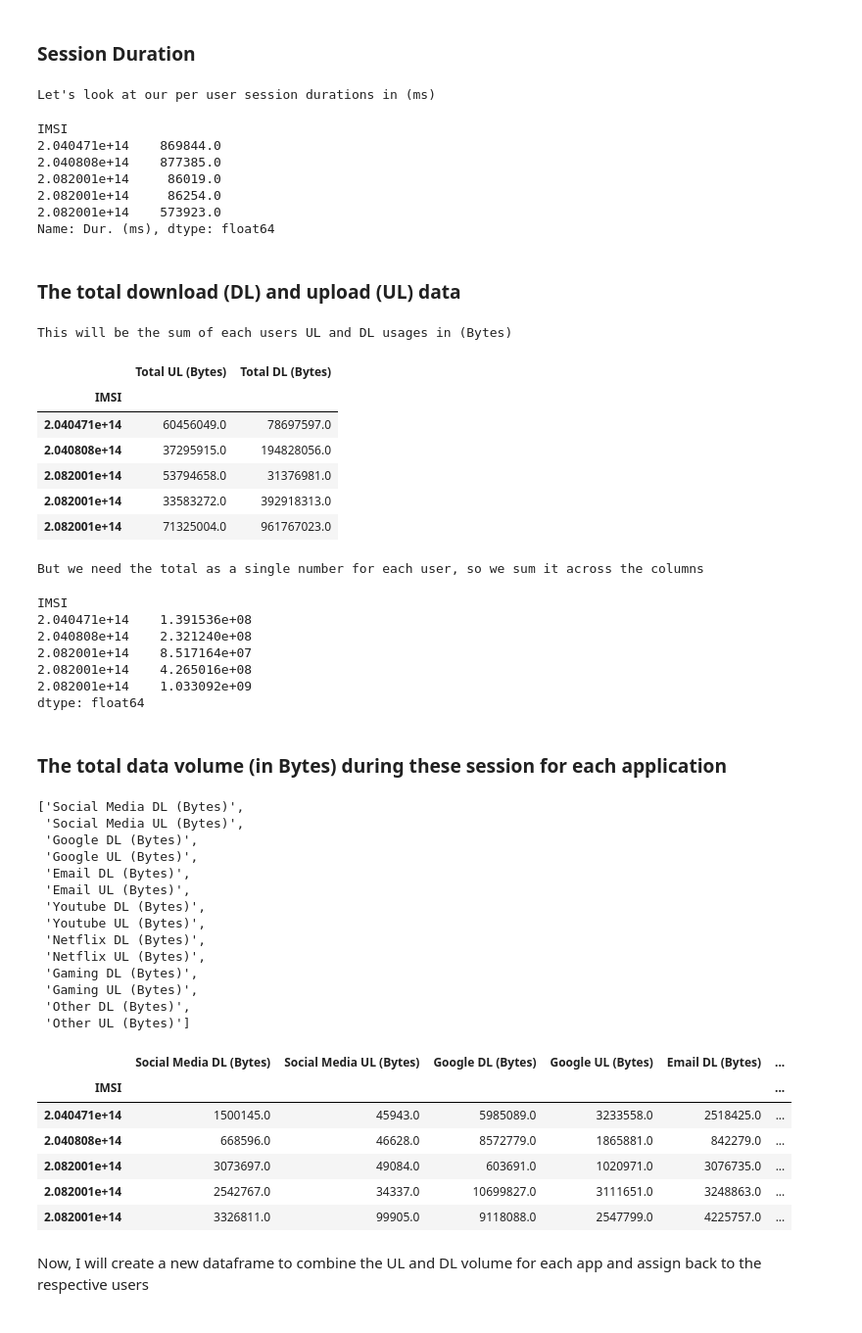
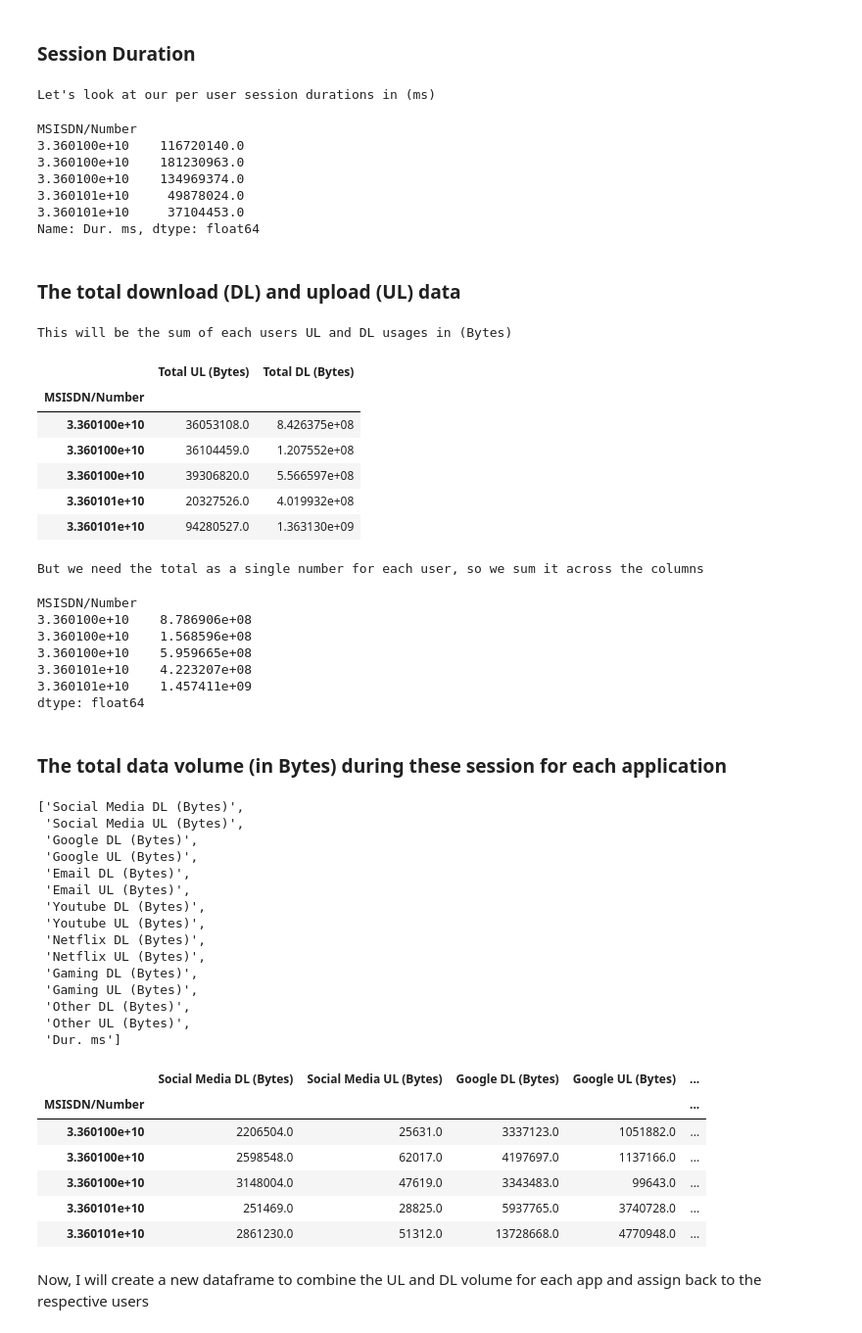
Before and after one commit to Hen0k/TellCo-user-analysis, a Jupyter notebook: notebooks/1-User-Overview-Analysis.ipynb, the cells around one changed output. Shown at 98% size. Drawn from its saved outputs; the diff is of its cells as text; code cells hidden in the pictures.

```diff
--- a/notebooks/1-User-Overview-Analysis.ipynb
+++ b/notebooks/1-User-Overview-Analysis.ipynb
@@ -39,3 +38,6 @@ from utils import DataLoader
 # load data
 # %%
 df = DataLoader("../data", "Week1_challenge_data_source.csv").read_csv()
+plotter = Plotters(w=9, h=6)
+cleaner = CleanDataFrame()
+df = cleaner.rename_columns(df)
@@ -149,23 +156,24 @@ And the Mean is as follows
 # %% [markdown]
 ### Session Duration
 # %%
-user_session_durations = df.groupby(by='IMSI')['Dur. (ms)'].sum()
-assert user_session_durations.shape[0], unique_IMSI.shape[0]
+user_session_durations = df.groupby(by='MSISDN/Number')['Dur. ms'].sum()
+assert user_session_durations.shape[0], unique_MSISDN.shape[0]
 print("Let's look at our per user session durations in (ms)")
 display(user_session_durations.head())
 # %% [output]
 Let's look at our per user session durations in (ms)
-IMSI
-2.040471e+14    869844.0
-2.040808e+14    877385.0
-2.082001e+14     86019.0
-2.082001e+14     86254.0
-2.082001e+14    573923.0
-Name: Dur. (ms), dtype: float64
+MSISDN/Number
+3.360100e+10    116720140.0
+3.360100e+10    181230963.0
+3.360100e+10    134969374.0
+3.360101e+10     49878024.0
+3.360101e+10     37104453.0
+Name: Dur. ms, dtype: float64
 # %% [markdown]
 ### The total download (DL) and upload (UL) data
 # %%
-user_total_DLUL = df.groupby(by='IMSI')[['Total UL (Bytes)', 'Total DL (Bytes)']].sum()
+user_total_DLUL = df.groupby(
+    by='MSISDN/Number')[['Total UL (Bytes)', 'Total DL (Bytes)']].sum()
 print("This will be the sum of each users UL and DL usages in (Bytes)")
 display(user_total_DLUL.head())
 print("But we need the total as a single number for each user, so we sum it across the columns")
@@ -174,49 +182,51 @@ display(user_total_DLUL.head())
 # %% [output]
 This will be the sum of each users UL and DL usages in (Bytes)
 |  | Total UL (Bytes) | Total DL (Bytes) |
-| IMSI |  |  |
-| 2.040471e+14 | 60456049.0 | 78697597.0 |
-| 2.040808e+14 | 37295915.0 | 194828056.0 |
-| 2.082001e+14 | 53794658.0 | 31376981.0 |
-| 2.082001e+14 | 33583272.0 | 392918313.0 |
-| 2.082001e+14 | 71325004.0 | 961767023.0 |
+| MSISDN/Number |  |  |
+| 3.360100e+10 | 36053108.0 | 8.426375e+08 |
+| 3.360100e+10 | 36104459.0 | 1.207552e+08 |
+| 3.360100e+10 | 39306820.0 | 5.566597e+08 |
+| 3.360101e+10 | 20327526.0 | 4.019932e+08 |
+| 3.360101e+10 | 94280527.0 | 1.363130e+09 |
 But we need the total as a single number for each user, so we sum it across the columns
-IMSI
-2.040471e+14    1.391536e+08
-2.040808e+14    2.321240e+08
-2.082001e+14    8.517164e+07
-2.082001e+14    4.265016e+08
-2.082001e+14    1.033092e+09
+MSISDN/Number
+3.360100e+10    8.786906e+08
+3.360100e+10    1.568596e+08
+3.360100e+10    5.959665e+08
+3.360101e+10    4.223207e+08
+3.360101e+10    1.457411e+09
 dtype: float64
 # %% [markdown]
 ### The total data volume (in Bytes) during these session for each application
 # %%
 app_columns = [col for col in df.columns if col.endswith('L (Bytes)')][2:-2]
+app_columns.append('Dur. ms')
 display(app_columns)
-user_app_ULDL_data_vol = df.groupby(by=['IMSI'])[app_columns].sum()
+user_app_ULDL_data_vol = df.groupby(by=['MSISDN/Number'])[app_columns].sum()
 user_app_ULDL_data_vol.head()
 # %% [output]
 ['Social Media DL (Bytes)',
  'Social Media UL (Bytes)',
  'Google DL (Bytes)',
  'Google UL (Bytes)',
  'Email DL (Bytes)',
  'Email UL (Bytes)',
  'Youtube DL (Bytes)',
  'Youtube UL (Bytes)',
  'Netflix DL (Bytes)',
  'Netflix UL (Bytes)',
  'Gaming DL (Bytes)',
  'Gaming UL (Bytes)',
  'Other DL (Bytes)',
- 'Other UL (Bytes)']
+ 'Other UL (Bytes)',
+ 'Dur. ms']
-|  | Social Media DL (Bytes) | Social Media UL (Bytes) | Google DL (Bytes) | Google UL (Bytes) | Email DL (Bytes) | ... |
-| IMSI |  |  |  |  |  | ... |
-| 2.040471e+14 | 1500145.0 | 45943.0 | 5985089.0 | 3233558.0 | 2518425.0 | ... |
-| 2.040808e+14 | 668596.0 | 46628.0 | 8572779.0 | 1865881.0 | 842279.0 | ... |
-| 2.082001e+14 | 3073697.0 | 49084.0 | 603691.0 | 1020971.0 | 3076735.0 | ... |
-| 2.082001e+14 | 2542767.0 | 34337.0 | 10699827.0 | 3111651.0 | 3248863.0 | ... |
-| 2.082001e+14 | 3326811.0 | 99905.0 | 9118088.0 | 2547799.0 | 4225757.0 | ... |
+|  | Social Media DL (Bytes) | Social Media UL (Bytes) | Google DL (Bytes) | Google UL (Bytes) | ... |
+| MSISDN/Number |  |  |  |  | ... |
+| 3.360100e+10 | 2206504.0 | 25631.0 | 3337123.0 | 1051882.0 | ... |
+| 3.360100e+10 | 2598548.0 | 62017.0 | 4197697.0 | 1137166.0 | ... |
+| 3.360100e+10 | 3148004.0 | 47619.0 | 3343483.0 | 99643.0 | ... |
+| 3.360101e+10 | 251469.0 | 28825.0 | 5937765.0 | 3740728.0 | ... |
+| 3.360101e+10 | 2861230.0 | 51312.0 | 13728668.0 | 4770948.0 | ... |
 # %% [markdown]
 Now, I will create a new dataframe to combine the UL and DL volume for each app and assign back to the respective users
 # %%
```
Also changed, not shown: parts of 20 cells of this notebook.
